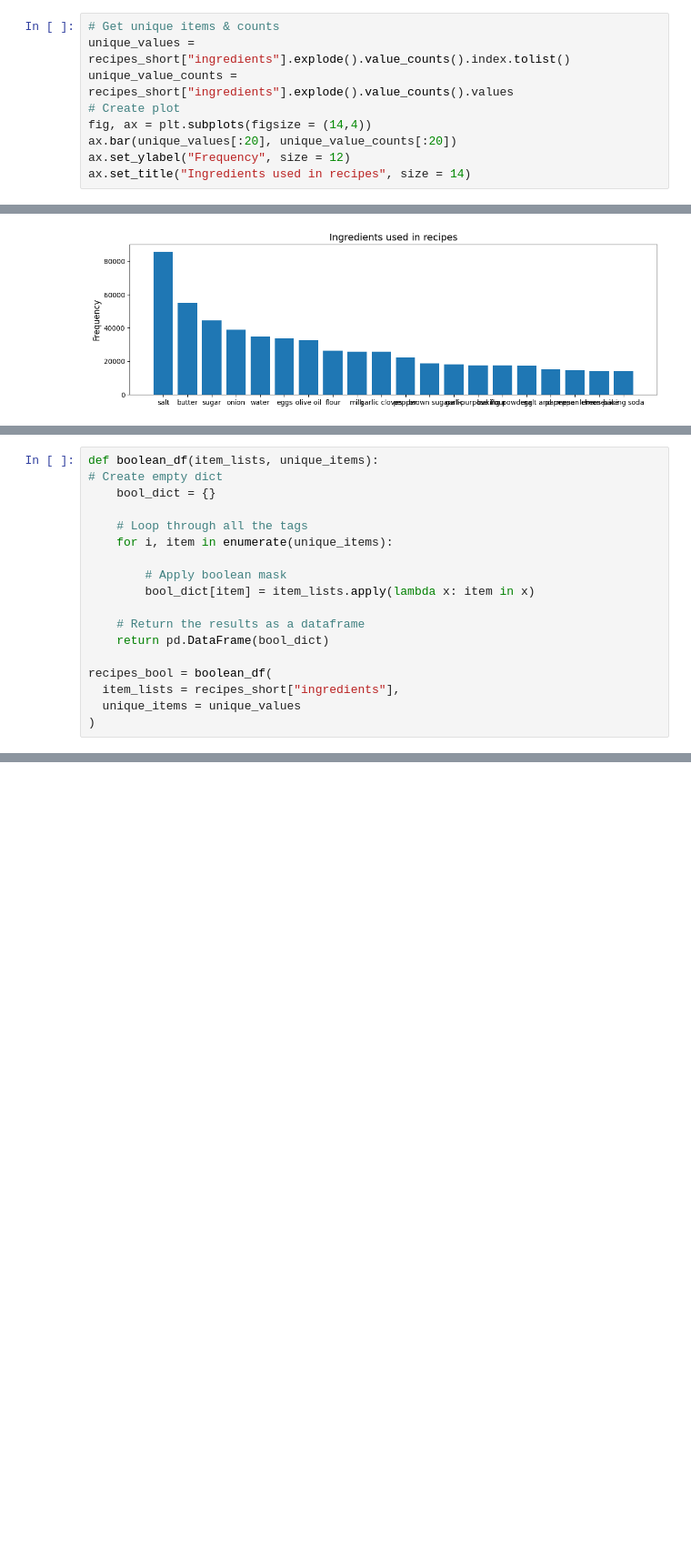
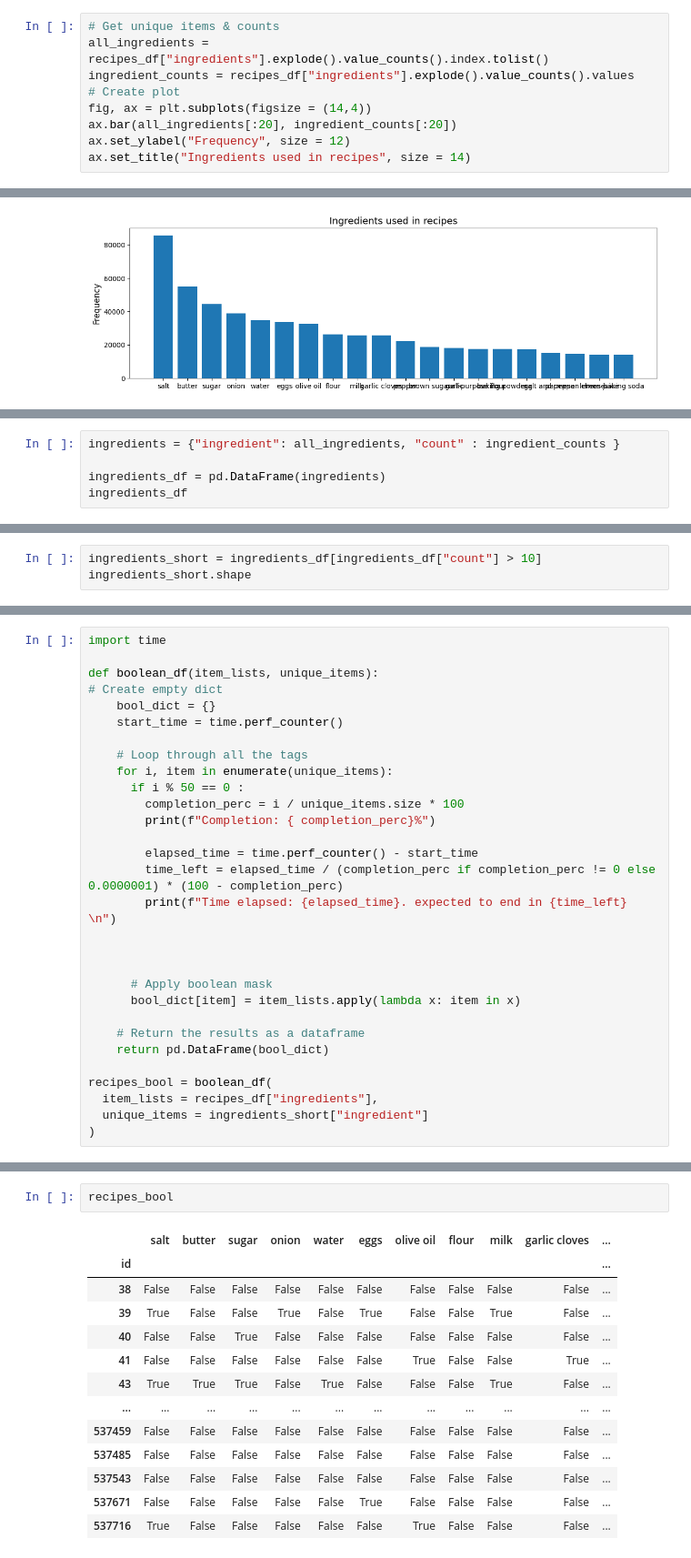
Before and after one commit to lorenzomad/foodMapping, a Jupyter notebook: foodMap.ipynb, the cells around one changed output, grey strips where cells are left out. Shown at 91% size. Drawn from its saved outputs; the diff is of its cells as text; blank space fills up the shorter version.

```diff
--- a/foodMap.ipynb
+++ b/foodMap.ipynb
@@ -66,11 +65,11 @@ Name: count, Length: 14942, dtype: int64
 Let's try to plot the top 20 used ingredients now
 # %%
 # Get unique items & counts
-unique_values = recipes_short["ingredients"].explode().value_counts().index.tolist()
-unique_value_counts = recipes_short["ingredients"].explode().value_counts().values
+all_ingredients = recipes_df["ingredients"].explode().value_counts().index.tolist()
+ingredient_counts = recipes_df["ingredients"].explode().value_counts().values
 # Create plot
 fig, ax = plt.subplots(figsize = (14,4))
-ax.bar(unique_values[:20], unique_value_counts[:20])
+ax.bar(all_ingredients[:20], ingredient_counts[:20])
 ax.set_ylabel("Frequency", size = 12)
 ax.set_title("Ingredients used in recipes", size = 14)
 # %% [output]
@@ -78,0 +80,5 @@ Text(0.5, 1.0, 'Ingredients used in recipes')
+# %%
+ingredients = {"ingredient": all_ingredients, "count" : ingredient_counts }
+
+ingredients_df = pd.DataFrame(ingredients)
+ingredients_df
@@ -78,0 +103,3 @@ Text(0.5, 1.0, 'Ingredients used in recipes')
+# %%
+ingredients_short = ingredients_df[ingredients_df["count"] > 10]
+ingredients_short.shape
@@ -81,19 +112,31 @@ to get much further in terms of our analysis the best thing we can do now is to
 # %%
+import time
+
 def boolean_df(item_lists, unique_items):
 # Create empty dict
     bool_dict = {}
+    start_time = time.perf_counter()
 
     # Loop through all the tags
     for i, item in enumerate(unique_items):
+      if i % 50 == 0 :
+        completion_perc = i / unique_items.size * 100
+        print(f"Completion: { completion_perc}%")
 
-        # Apply boolean mask
-        bool_dict[item] = item_lists.apply(lambda x: item in x)
+        elapsed_time = time.perf_counter() - start_time
+        time_left = elapsed_time / (completion_perc if completion_perc != 0 else 0.0000001) * (100 - completion_perc)
+        print(f"Time elapsed: {elapsed_time}. expected to end in {time_left} \n")
+
+
+
+      # Apply boolean mask
+      bool_dict[item] = item_lists.apply(lambda x: item in x)
 
     # Return the results as a dataframe
     return pd.DataFrame(bool_dict)
 
 recipes_bool = boolean_df(
-  item_lists = recipes_short["ingredients"],
-  unique_items = unique_values
+  item_lists = recipes_df["ingredients"],
+  unique_items = ingredients_short["ingredient"]
 )
 # %% [output]
@@ -101,0 +160,16 @@ Error:
+# %%
+recipes_bool
+# %% [output]
+|  | salt | butter | sugar | onion | water | eggs | olive oil | flour | milk | garlic cloves | ... |
+| id |  |  |  |  |  |  |  |  |  |  | ... |
+| 38 | False | False | False | False | False | False | False | False | False | False | ... |
+| 39 | True | False | False | True | False | True | False | False | True | False | ... |
+| 40 | False | False | True | False | False | False | False | False | False | False | ... |
+| 41 | False | False | False | False | False | False | True | False | False | True | ... |
+| 43 | True | True | True | False | True | False | False | False | True | False | ... |
+| ... | ... | ... | ... | ... | ... | ... | ... | ... | ... | ... | ... |
+| 537459 | False | False | False | False | False | False | False | False | False | False | ... |
+| 537485 | False | False | False | False | False | False | False | False | False | False | ... |
+| 537543 | False | False | False | False | False | False | False | False | False | False | ... |
+| 537671 | False | False | False | False | False | True | False | False | False | False | ... |
+| 537716 | True | False | False | False | False | False | True | False | False | False | ... |
```
Also changed, not shown: parts of 13 cells of this notebook.
